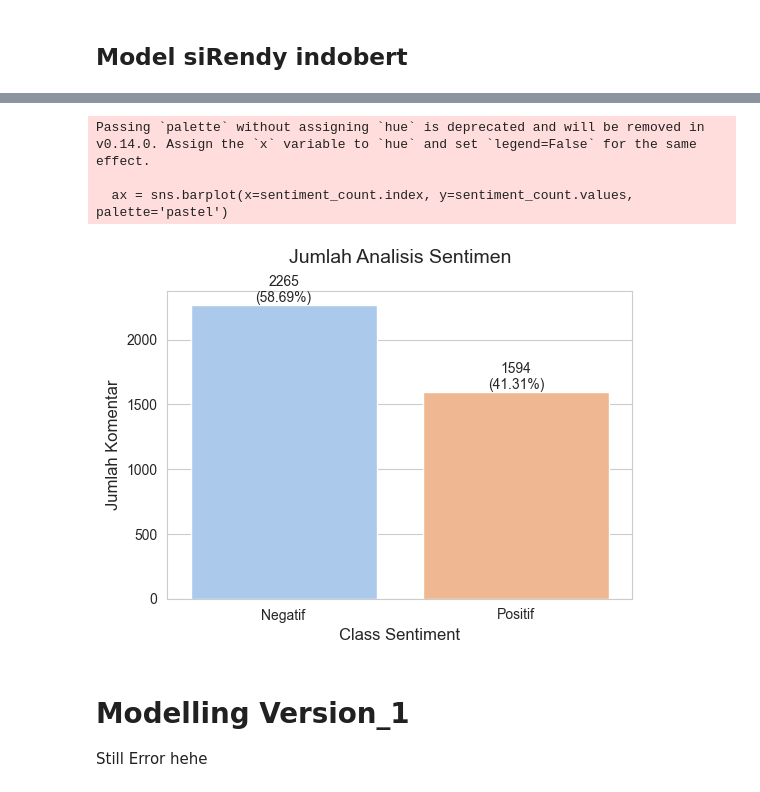
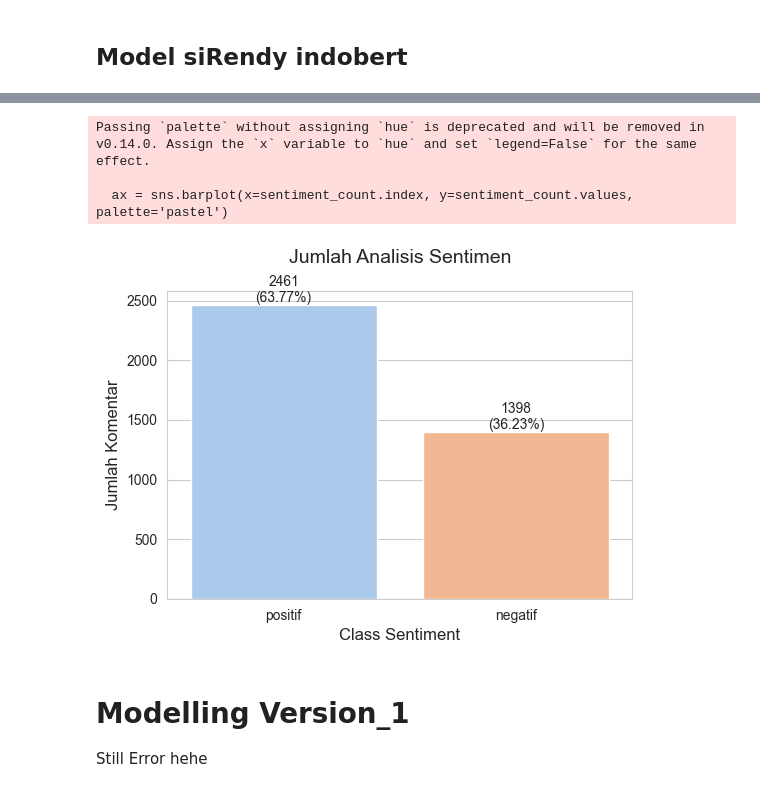
Before and after one commit to Rafhrss/Sentiment-analysis-IT, a Jupyter notebook: sentiment.ipynb, the cells around one changed output, grey strips where cells are left out. Drawn from its saved outputs; the diff is of its cells as text; code cells hidden in the pictures.

```diff
--- a/sentiment.ipynb
+++ b/sentiment.ipynb
@@ -449,44 +449,27 @@ df.sentimen.value_counts()
 # %%
-sentiment_count = data['sentiment'].value_counts()
+sentiment_count = df['sentimen'].value_counts()
 sns.set_style('whitegrid')
 
 fig, ax = plt.subplots(figsize=(6, 4))
 ax = sns.barplot(x=sentiment_count.index, y=sentiment_count.values, palette='pastel')
 plt.title('Jumlah Analisis Sentimen', fontsize=14, pad=20)
 plt.xlabel('Class Sentiment', fontsize=12)
 plt.ylabel('Jumlah Komentar', fontsize=12)
 
-total = len(data['sentimen'])
+total = len(df['sentimen'])
 
 for i, count in enumerate(sentiment_count.values):
     percentage = f'{100 * count / total:.2f}%'
     ax.text(i, count + 0.10, f'{count}\n({percentage})', ha='center', va='bottom')
 
 plt.show()
+# %% [output]
+Passing `palette` without assigning `hue` is deprecated and will be removed in v0.14.0. Assign the `x` variable to `hue` and set `legend=False` for the same effect.
+
+  ax = sns.barplot(x=sentiment_count.index, y=sentiment_count.values, palette='pastel')
+[figure, added]
 # %%
 df.to_csv('sirendy_label.csv', index=False)
-# %%
-sentiment_count = data['sentiment'].value_counts()
-sns.set_style('whitegrid')
-
-fig, ax = plt.subplots(figsize=(6, 4))
-ax = sns.barplot(x=sentiment_count.index, y=sentiment_count.values, palette='pastel')
-plt.title('Jumlah Analisis Sentimen', fontsize=14, pad=20)
-plt.xlabel('Class Sentiment', fontsize=12)
-plt.ylabel('Jumlah Komentar', fontsize=12)
-
-total = len(data['sentiment'])
-
-for i, count in enumerate(sentiment_count.values):
-    percentage = f'{100 * count / total:.2f}%'
-    ax.text(i, count + 0.10, f'{count}\n({percentage})', ha='center', va='bottom')
-
-plt.show()
-# %% [output]
-Passing `palette` without assigning `hue` is deprecated and will be removed in v0.14.0. Assign the `x` variable to `hue` and set `legend=False` for the same effect.
-
-  ax = sns.barplot(x=sentiment_count.index, y=sentiment_count.values, palette='pastel')
-[figure, removed]
 # %% [markdown]
 # Modelling Version_1
 Still Error hehe
```
Also changed, not shown: parts of 2 cells of this notebook, 1 other file.
